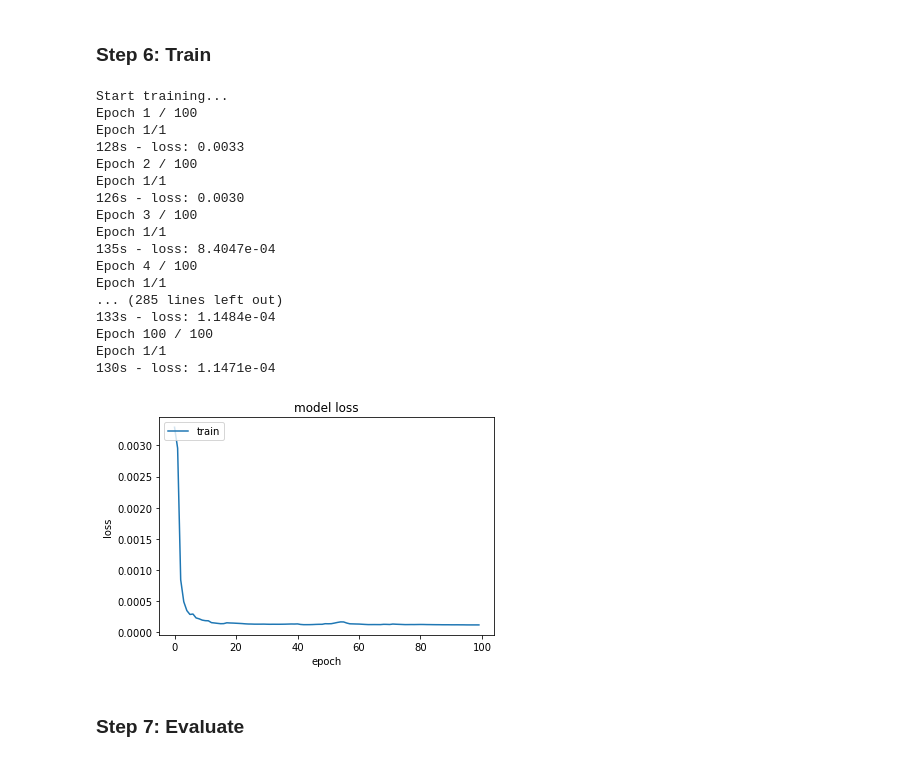
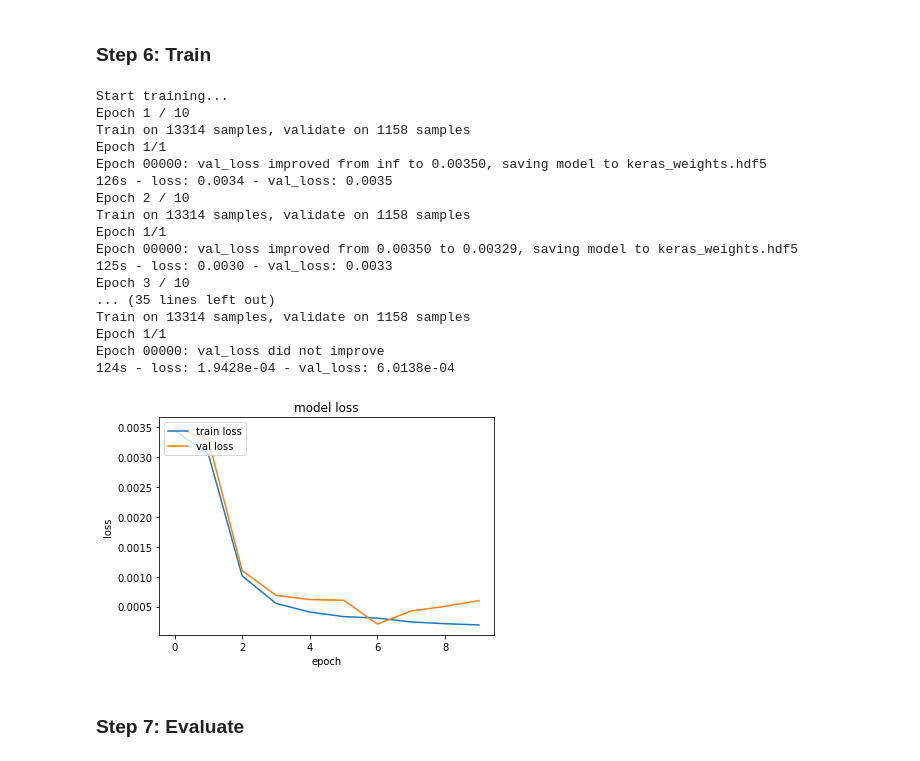
Before and after one commit to ahfant/TensorFlow, a Jupyter notebook: Time Series/LSTM/Stateful_LSTM_Time Series.ipynb, the cells around one changed output. Saved outputs shown, nothing was run; the diff lists cells and outputs as text; code cells hidden in the pictures.

Commit message:
implemented callbacks: (1) early stopping (2) model checkpoint (3) tensorboard

```diff
--- a/Time Series/LSTM/Stateful_LSTM_Time Series.ipynb
+++ b/Time Series/LSTM/Stateful_LSTM_Time Series.ipynb
@@ -71,7 +72,7 @@ tensorflow:1.0.1
 # Hyper-parameters
 timesteps    = 1   # using stateful LSTM
 batch_size   = 1   # using stateful LSTM
-epochs       = 100
+epochs       = 10
 #lookahead    = 1    # number of elements ahead to predict
 num_features = 1    # number of features
 data_size    = 21600
@@ -199,0 +181,14 @@ _________________________________________________________________
+# %%
+print('Model Summary')
+
+model = build_model()
+model.summary()
+
+# implement callbacks
+# 1. Early Stopping
+early_stopping = EarlyStopping(monitor='val_loss', patience=10)
+# 2. Model Checkpoint
+checkpointer = ModelCheckpoint(filepath='keras_weights.hdf5', verbose=1, save_best_only=True)
+# 3. TensorBoard
+# to monitor: tensorboard --logdir "complete_path_to\Graph"
+tensorboard = TensorBoard(log_dir='./Graph', histogram_freq=0, write_graph=True, write_images=True)
@@ -202,6 +212,7 @@ _________________________________________________________________
 # %%
 print('Start training...')
 loss_history = []
+val_loss_history = []
 for i in range(epochs):
     print('Epoch', i+1, '/', epochs)
 
@@ -217,39 +228,43 @@ for i in range(epochs):
                     trainY,
                     epochs=1,
                     batch_size=batch_size,
+                    validation_split=0.08,
                     verbose=2,
-                    shuffle=False
+                    shuffle=False,
+                    callbacks=[early_stopping, checkpointer, tensorboard]
                 )
     loss_history.append(history.history['loss'])
+    val_loss_history.append(history.history['val_loss'])
     model.reset_states() # required for stateful LSTMs
 # %% [output]
 Start training...
-Epoch 1 / 100
+Epoch 1 / 10
+Train on 13314 samples, validate on 1158 samples
 Epoch 1/1
-128s - loss: 0.0033
-Epoch 2 / 100
+Epoch 00000: val_loss improved from inf to 0.00350, saving model to keras_weights.hdf5
+126s - loss: 0.0034 - val_loss: 0.0035
+Epoch 2 / 10
+Train on 13314 samples, validate on 1158 samples
 Epoch 1/1
-126s - loss: 0.0030
-Epoch 3 / 100
+Epoch 00000: val_loss improved from 0.00350 to 0.00329, saving model to keras_weights.hdf5
+125s - loss: 0.0030 - val_loss: 0.0033
+Epoch 3 / 10
+... (35 lines left out)
+Train on 13314 samples, validate on 1158 samples
 Epoch 1/1
-135s - loss: 8.4047e-04
-Epoch 4 / 100
-Epoch 1/1
-... (285 lines left out)
-133s - loss: 1.1484e-04
-Epoch 100 / 100
-Epoch 1/1
-130s - loss: 1.1471e-04
+Epoch 00000: val_loss did not improve
+124s - loss: 1.9428e-04 - val_loss: 6.0138e-04
 # %%
 # summarize history for loss
 plt.plot(loss_history)
+plt.plot(val_loss_history)
 plt.title('model loss')
 plt.ylabel('loss')
 plt.xlabel('epoch')
-plt.legend(['train'], loc='upper left')
+plt.legend(['train loss', 'val loss'], loc='upper left')
 plt.show()
 # %% [output]
-[figure, old version]
+[figure, new version]
 # %% [markdown]
 ### Step 7: Evaluate
 # %%
```
Also changed, not shown: parts of 5 cells of this notebook.
